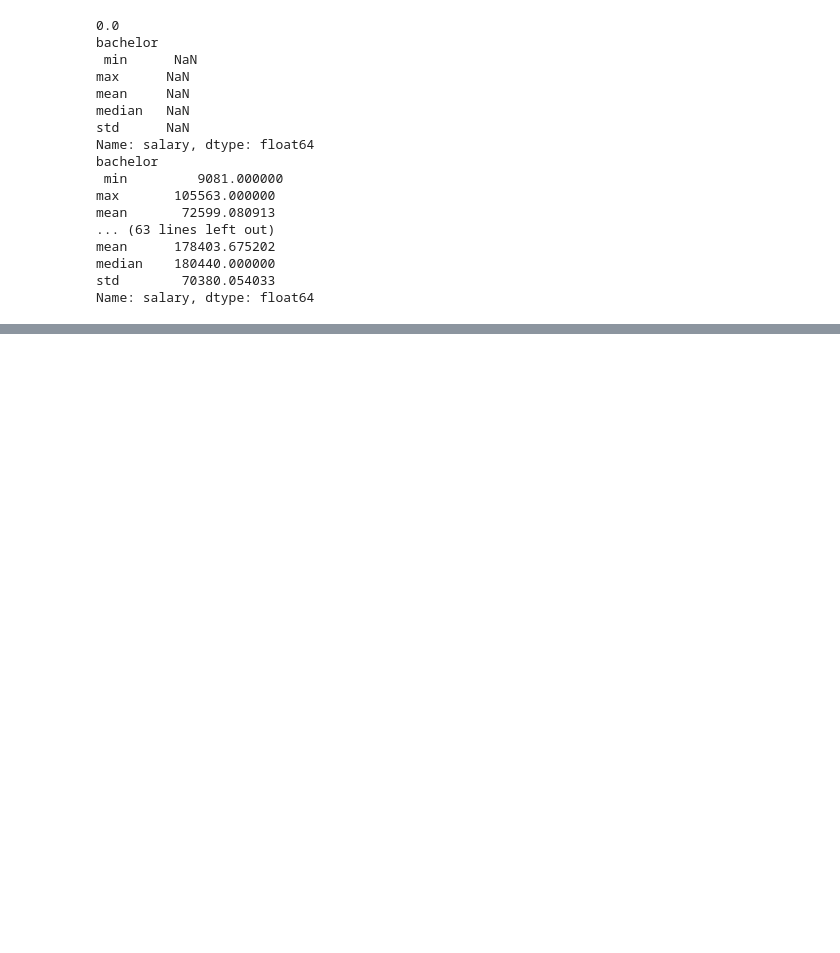
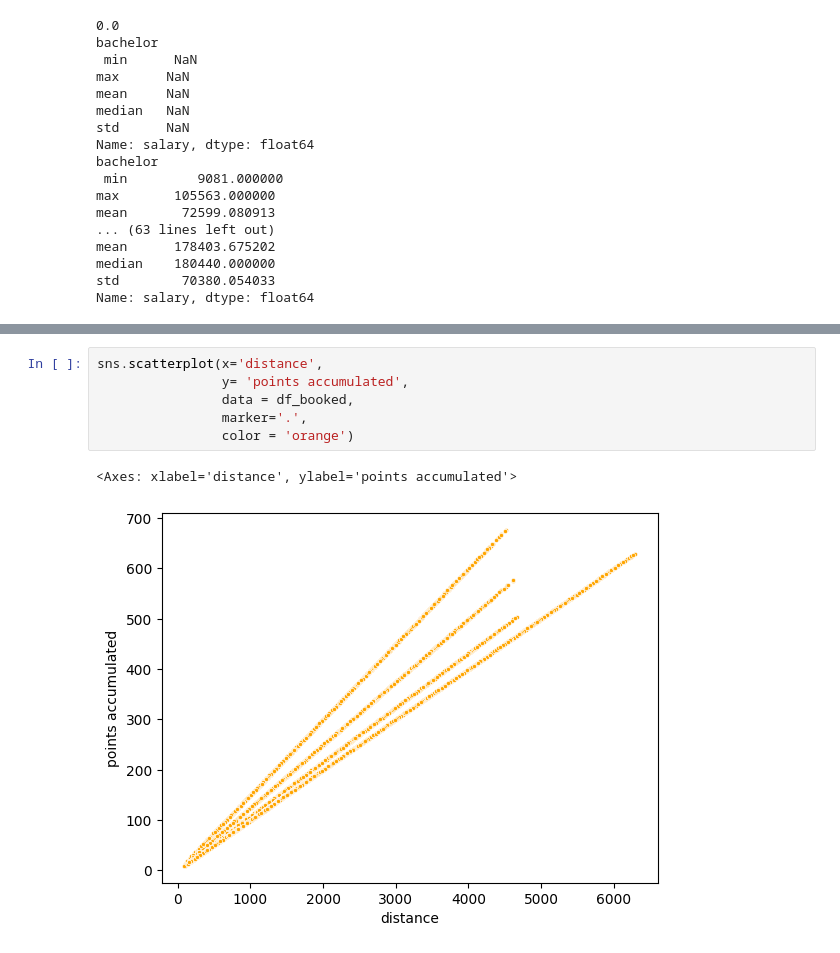
Before and after one commit to Adalab/bda-modulo-3-evaluacion-final-icorreald, a Jupyter notebook: evaluacion.ipynb, the cells around one changed output, grey strips where cells are left out. Cells and saved outputs as stored; diff of their text form; blank space fills up the shorter version.

```diff
--- a/evaluacion.ipynb
+++ b/evaluacion.ipynb
@@ -436,0 +519,9 @@ Name: salary, dtype: float64
+# %%
+sns.scatterplot(x='distance',
+                y= 'points accumulated',
+                data = df_booked,
+                marker='.',
+                color = 'orange')
+# %% [output]
+<Axes: xlabel='distance', ylabel='points accumulated'>
+[figure, added]
```
Also changed, not shown: parts of 19 cells of this notebook, 1 other file.
